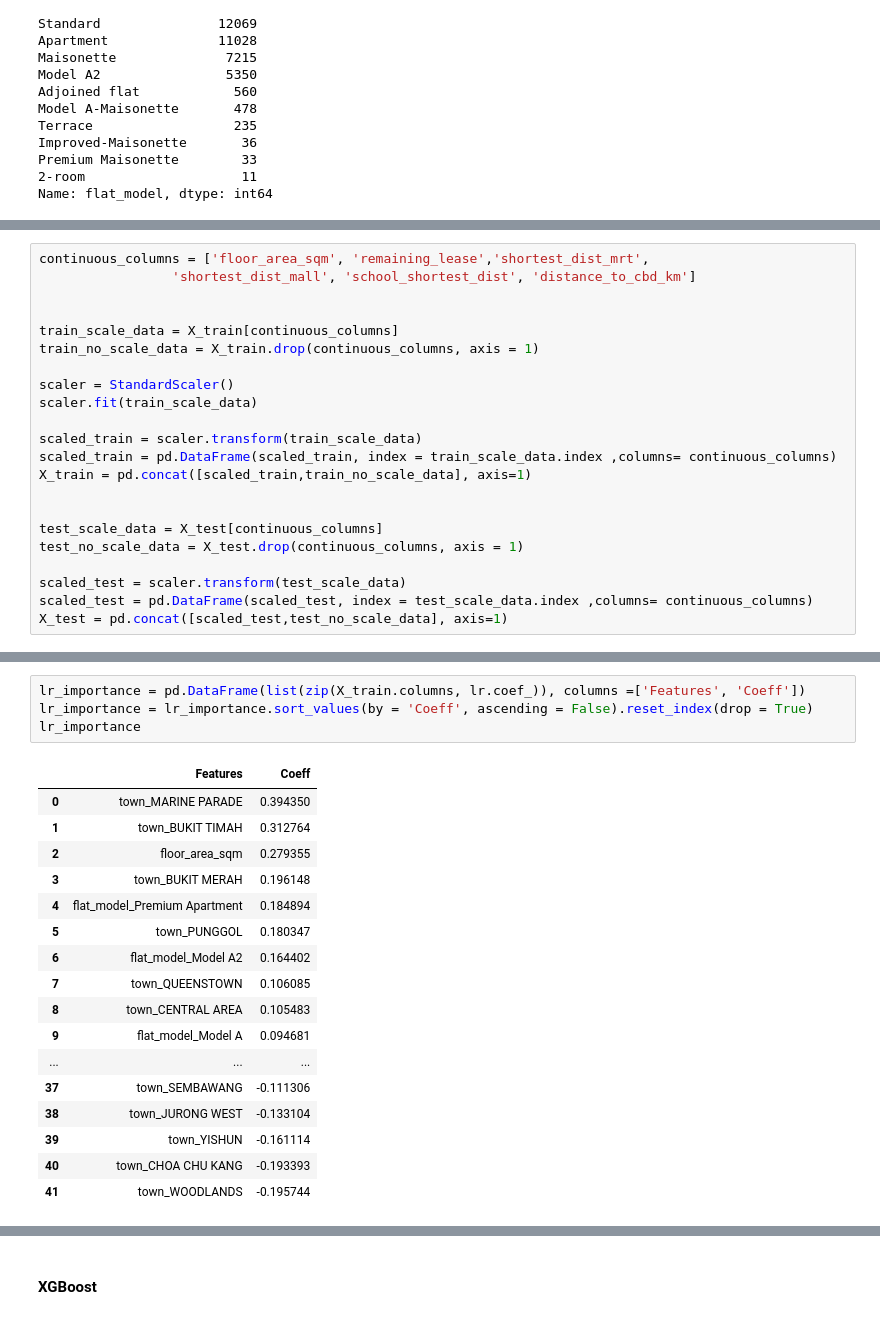
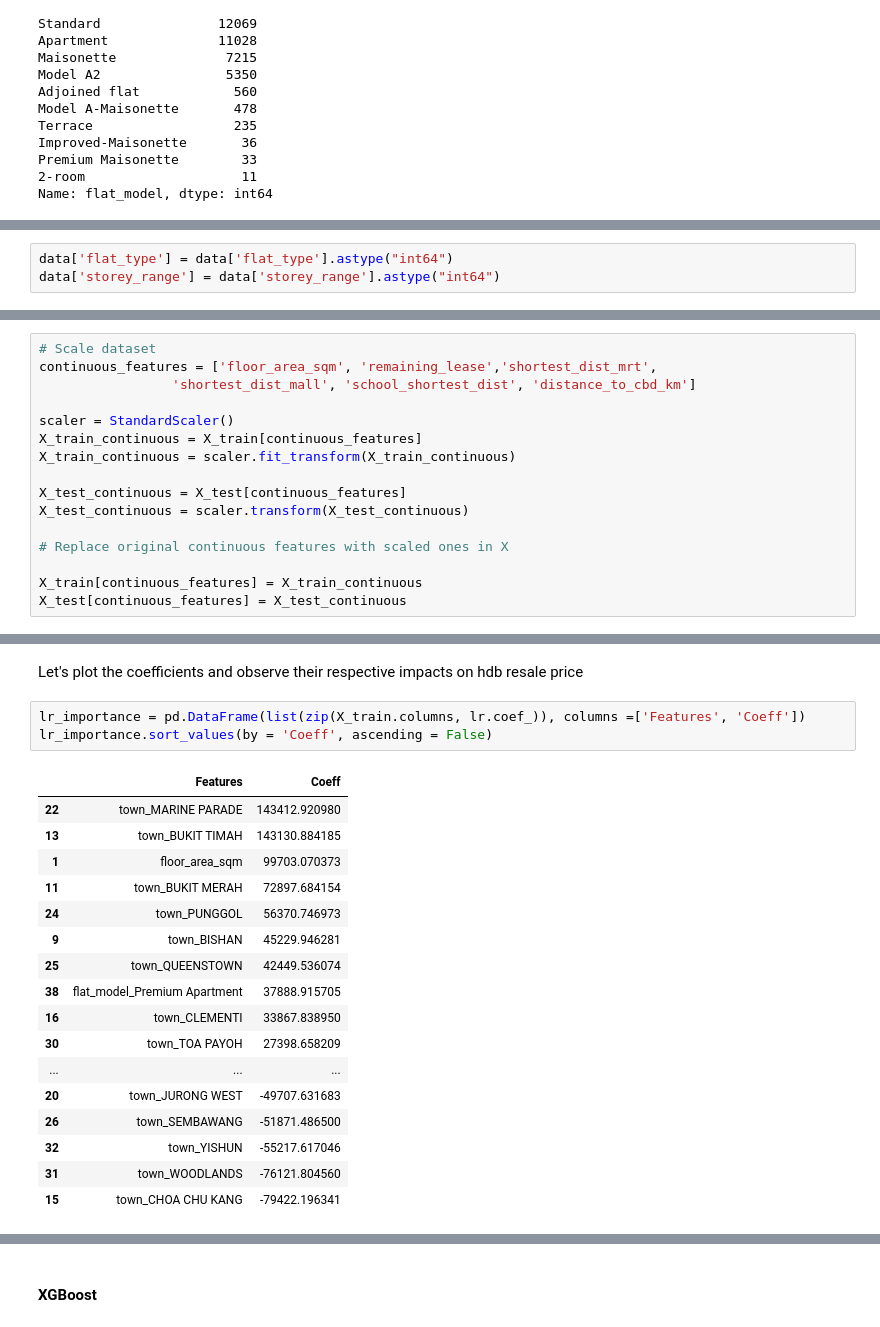
Before and after one commit to raychng/bt4222-project, a Jupyter notebook: Model Building 2004 to 2013.ipynb, the cells around one changed output, grey strips where cells are left out. Cells and saved outputs as stored; diff of their text form.

```diff
--- a/Model Building 2004 to 2013.ipynb
+++ b/Model Building 2004 to 2013.ipynb
@@ -136,3 +292,6 @@ data.sort_index(inplace = True)
+# %%
+data['flat_type'] = data['flat_type'].astype("int64")
+data['storey_range'] = data['storey_range'].astype("int64")
 # %%
 import seaborn as sns
 fig = plt.figure(figsize=(10,10))
@@ -208,0 +445,16 @@ def model_performance(model):
+# %%
+# Scale dataset
+continuous_features = ['floor_area_sqm', 'remaining_lease','shortest_dist_mrt',
+                 'shortest_dist_mall', 'school_shortest_dist', 'distance_to_cbd_km']
+
+scaler = StandardScaler()
+X_train_continuous = X_train[continuous_features]
+X_train_continuous = scaler.fit_transform(X_train_continuous)
+
+X_test_continuous = X_test[continuous_features]
+X_test_continuous = scaler.transform(X_test_continuous)
+
+# Replace original continuous features with scaled ones in X
+
+X_train[continuous_features] = X_train_continuous
+X_test[continuous_features] = X_test_continuous
@@ -224,24 +506,2 @@ X_train,X_test,y_train,y_test=train_test_split(X,y,test_size=0.2,random_state=10
-# %%
-continuous_columns = ['floor_area_sqm', 'remaining_lease','shortest_dist_mrt',
-                 'shortest_dist_mall', 'school_shortest_dist', 'distance_to_cbd_km']
-
-
-train_scale_data = X_train[continuous_columns]
-train_no_scale_data = X_train.drop(continuous_columns, axis = 1)
-
-scaler = StandardScaler()
-scaler.fit(train_scale_data)
-
-scaled_train = scaler.transform(train_scale_data)
-scaled_train = pd.DataFrame(scaled_train, index = train_scale_data.index ,columns= continuous_columns)
-X_train = pd.concat([scaled_train,train_no_scale_data], axis=1)
-
-
-test_scale_data = X_test[continuous_columns]
-test_no_scale_data = X_test.drop(continuous_columns, axis = 1)
-
-scaled_test = scaler.transform(test_scale_data)
-scaled_test = pd.DataFrame(scaled_test, index = test_scale_data.index ,columns= continuous_columns)
-X_test = pd.concat([scaled_test,test_no_scale_data], axis=1)
 # %%
 lr = LinearRegression()
@@ -252,22 +522,23 @@ Test loss (MAE): 0.17059177549385207
+# %% [markdown]
+Let's plot the coefficients and observe their respective impacts on hdb resale price
 # %%
 lr_importance = pd.DataFrame(list(zip(X_train.columns, lr.coef_)), columns =['Features', 'Coeff'])
-lr_importance = lr_importance.sort_values(by = 'Coeff', ascending = False).reset_index(drop = True)
-lr_importance
+lr_importance.sort_values(by = 'Coeff', ascending = False)
 # %% [output]
 |  | Features | Coeff |
-| 0 | town_MARINE PARADE | 0.394350 |
-| 1 | town_BUKIT TIMAH | 0.312764 |
-| 2 | floor_area_sqm | 0.279355 |
-| 3 | town_BUKIT MERAH | 0.196148 |
-| 4 | flat_model_Premium Apartment | 0.184894 |
-| 5 | town_PUNGGOL | 0.180347 |
-| 6 | flat_model_Model A2 | 0.164402 |
-| 7 | town_QUEENSTOWN | 0.106085 |
-| 8 | town_CENTRAL AREA | 0.105483 |
-| 9 | flat_model_Model A | 0.094681 |
+| 22 | town_MARINE PARADE | 143412.920980 |
+| 13 | town_BUKIT TIMAH | 143130.884185 |
+| 1 | floor_area_sqm | 99703.070373 |
+| 11 | town_BUKIT MERAH | 72897.684154 |
+| 24 | town_PUNGGOL | 56370.746973 |
+| 9 | town_BISHAN | 45229.946281 |
+| 25 | town_QUEENSTOWN | 42449.536074 |
+| 38 | flat_model_Premium Apartment | 37888.915705 |
+| 16 | town_CLEMENTI | 33867.838950 |
+| 30 | town_TOA PAYOH | 27398.658209 |
 | ... | ... | ... |
-| 37 | town_SEMBAWANG | -0.111306 |
-| 38 | town_JURONG WEST | -0.133104 |
-| 39 | town_YISHUN | -0.161114 |
-| 40 | town_CHOA CHU KANG | -0.193393 |
-| 41 | town_WOODLANDS | -0.195744 |
+| 20 | town_JURONG WEST | -49707.631683 |
+| 26 | town_SEMBAWANG | -51871.486500 |
+| 32 | town_YISHUN | -55217.617046 |
+| 31 | town_WOODLANDS | -76121.804560 |
+| 15 | town_CHOA CHU KANG | -79422.196341 |
```
Also changed, not shown: parts of 89 cells of this notebook.
